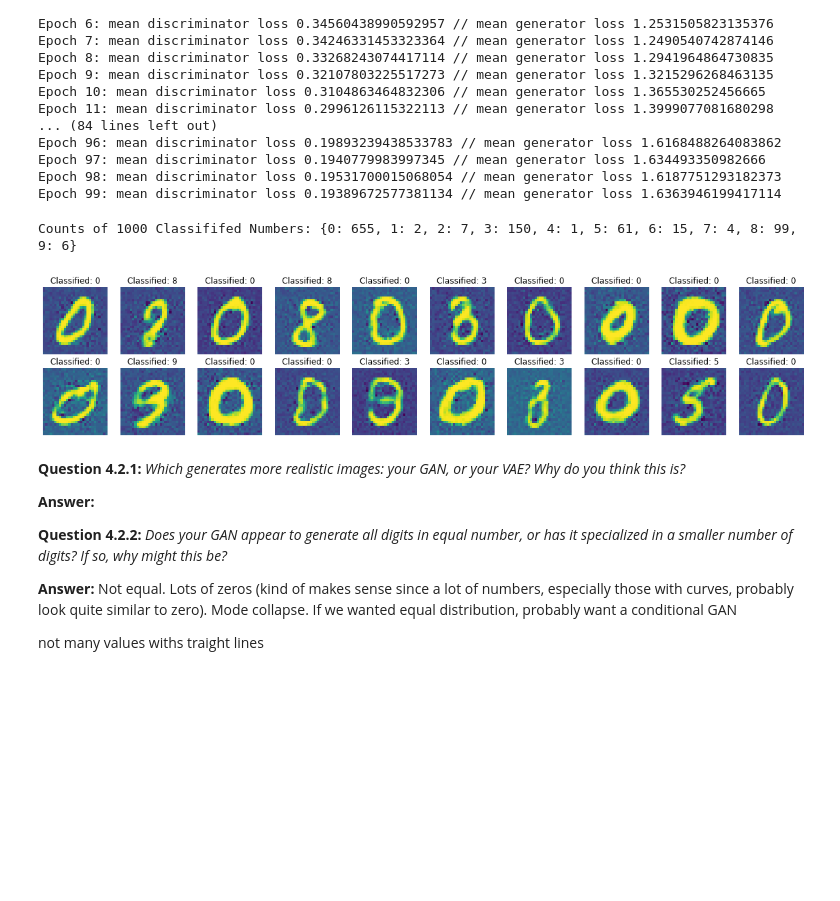
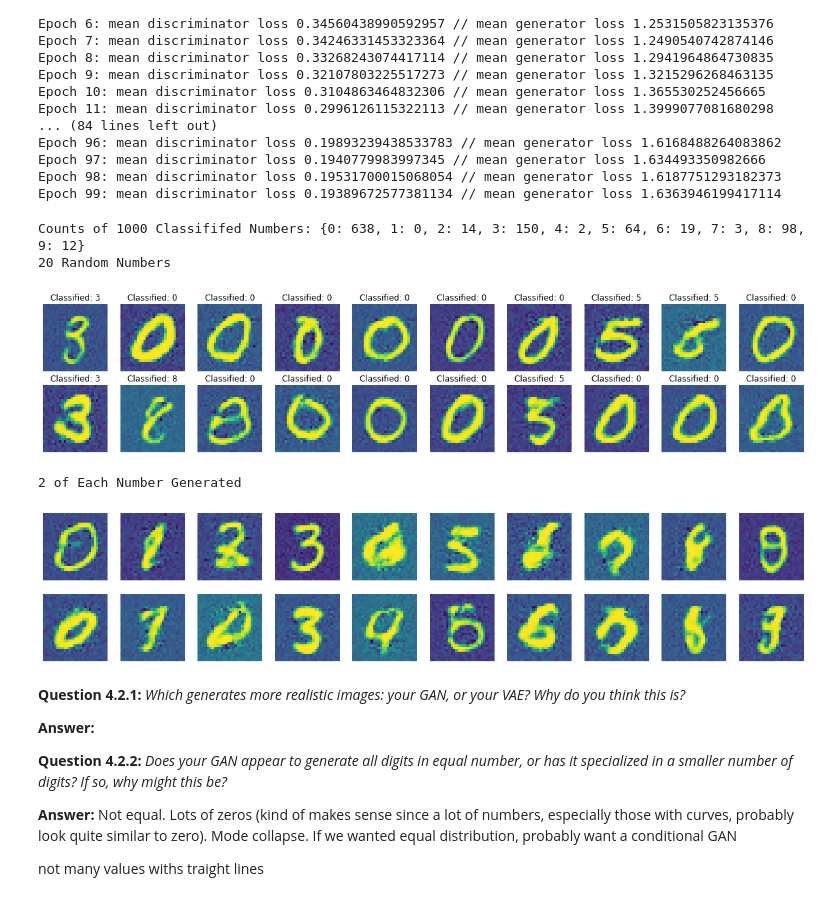
Before and after one commit to seungkyoon/Projects, a Jupyter notebook: Bong_Seungkyoon_ps3_report.ipynb, the cells around one changed output. Drawn from its saved outputs; the diff is of its cells as text; code cells hidden in the pictures; blank space fills up the shorter version.

```diff
--- a/Bong_Seungkyoon_ps3_report.ipynb
+++ b/Bong_Seungkyoon_ps3_report.ipynb
@@ -928,44 +933,73 @@ class Generator(nn.Module):
         return self.main(x).view(-1, 1, 28, 28)
 
 # Generator with nz=100
-generator = torch.load('/content/drive/MyDrive/ColabNotebooks/new_gan.pt')
+generator = torch.load('/content/drive/MyDrive/ColabNotebooks/gan_2.pt')
+generator.eval()
 
 # Best classifier from part 2 (ReLU non-linearity)
 classifier = FeedForwardNet(pre_activation = nn.ReLU())
 classifier.load_state_dict(torch.load('/content/drive/MyDrive/ColabNotebooks/ff_relu.pt',
                                       map_location=torch.device('cpu')))
 
-torch.manual_seed(1)
+torch.manual_seed(2)
 counts = torch.zeros(10)
 for i in range(10):
     fake_data = generator(torch.randn(100, 100)).reshape(-1, 784)
     labels = classifier(fake_data).argmax(dim=1)
     out, count = torch.unique(labels, sorted=True, return_counts=True)
     for i, label in enumerate(out):
         counts[label] += count[i]
 
 count_dict = {}
 for i in range(10):
     count_dict[i] = int(counts[i])
 print("Counts of 1000 Classififed Numbers:", count_dict)
 
 # Modified from display_10 function above
-torch.manual_seed(453)
+torch.manual_seed(1)
 fake_data = generator(torch.randn(20, 100)).reshape(-1, 784)
 reshaped = fake_data.reshape(-1, 28, 28).detach().numpy()
 labels = classifier(fake_data).argmax(dim=1)
 
+print("20 Random Numbers")
 plt.figure(figsize=(20, 4))
 for i, label in enumerate(labels):
     ax = plt.subplot(2, 10, i + 1)
     ax.title.set_text(f"Classified: {label}")
     plt.axis('off')
     plt.imshow(reshaped[i, :, :], aspect='auto')
 
 plt.show()
+
+
+print("2 of Each Number Generated")
+total_displayed = np.zeros(10)
+plt.figure(figsize=(20, 4))
+while any(total_displayed < 2):
+    fake_data = generator(torch.randn(1000, 100)).reshape(-1, 784)
+    reshaped = fake_data.reshape(-1, 28, 28).detach().numpy()
+    labels = classifier(fake_data).argmax(dim=1)
+
+    for i, target in enumerate(labels):
+        if total_displayed[target] == 0:
+            plt.subplot(2, 10, target + 1)
+            plt.axis('off')
+            plt.imshow(reshaped[i, :, :], aspect='auto')
+            total_displayed[target] += 1
+        elif total_displayed[target] == 1:
+            plt.subplot(2, 10, target + 11)
+            plt.axis('off')
+            plt.imshow(reshaped[i, :, :], aspect='auto')
+            total_displayed[target] += 1
+
+
+plt.show()
 # %% [output]
-Counts of 1000 Classififed Numbers: {0: 655, 1: 2, 2: 7, 3: 150, 4: 1, 5: 61, 6: 15, 7: 4, 8: 99, 9: 6}
+Counts of 1000 Classififed Numbers: {0: 638, 1: 0, 2: 14, 3: 150, 4: 2, 5: 64, 6: 19, 7: 3, 8: 98, 9: 12}
+20 Random Numbers
-[figure, old version]
+[figure, new version]
+2 of Each Number Generated
+[figure, added]
 # %% [markdown]
 **Question 4.2.1:** *Which generates more realistic images: your GAN, or your VAE? Why do you think this
 is?*
```
Also changed, not shown: parts of 1 cell of this notebook.
